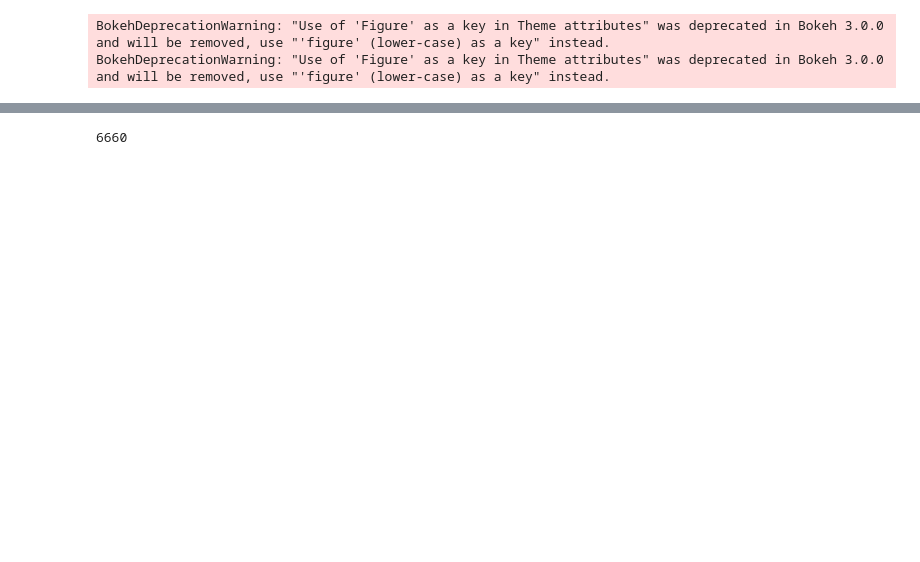
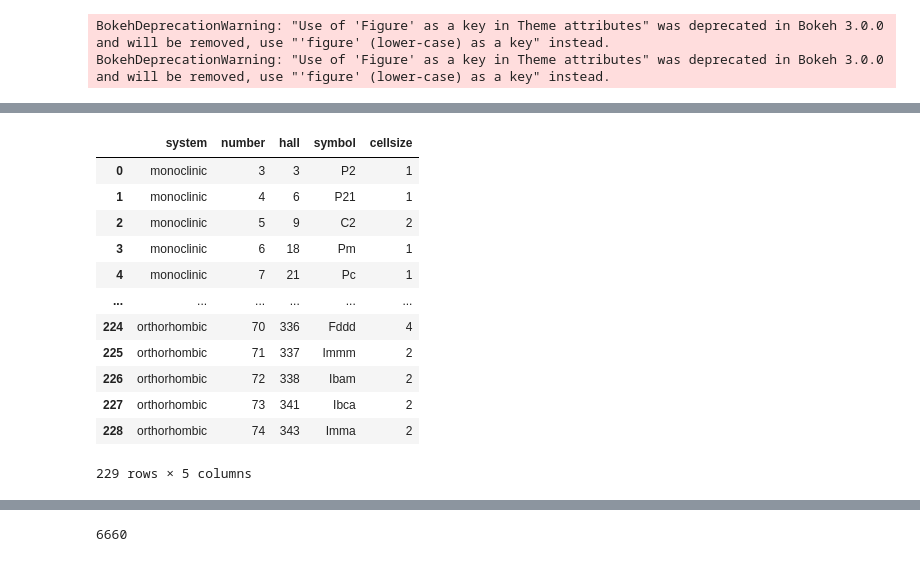
Before and after one commit to nicholas-miklaucic/baysic, a Jupyter notebook: wyckoff-elimination.ipynb, the cells around one changed output, grey strips where cells are left out. Saved outputs shown, nothing was run; the diff lists cells and outputs as text; code cells hidden in the pictures; blank space fills up the shorter version.

```diff
--- a/wyckoff-elimination.ipynb
+++ b/wyckoff-elimination.ipynb
@@ -73,0 +230,19 @@ prev_min
+# %%
+from baysic.lattice import system_groups
+from collections import Counter
+import pandas as pd
+
+group_df = []
+for k, v in system_groups.items():
+    for g in v:
+        group_df.append({
+            'system': k,
+            'number': g.number,
+            'hall': g.hall_number,
+            'symbol': g.symbol,
+            'cellsize': g.cellsize(),
+        })
+
+group_df = pd.DataFrame(group_df)
+group_df
+# %% [output]
@@ -73,0 +250,13 @@ prev_min
+|  | system | number | hall | symbol | cellsize |
+| 0 | monoclinic | 3 | 3 | P2 | 1 |
+| 1 | monoclinic | 4 | 6 | P21 | 1 |
+| 2 | monoclinic | 5 | 9 | C2 | 2 |
+| 3 | monoclinic | 6 | 18 | Pm | 1 |
+| 4 | monoclinic | 7 | 21 | Pc | 1 |
+| ... | ... | ... | ... | ... | ... |
+| 224 | orthorhombic | 70 | 336 | Fddd | 4 |
+| 225 | orthorhombic | 71 | 337 | Immm | 2 |
+| 226 | orthorhombic | 72 | 338 | Ibam | 2 |
+| 227 | orthorhombic | 73 | 341 | Ibca | 2 |
+| 228 | orthorhombic | 74 | 343 | Imma | 2 |
+229 rows × 5 columns
```
Also changed, not shown: parts of 10 cells of this notebook, 9 other files.
